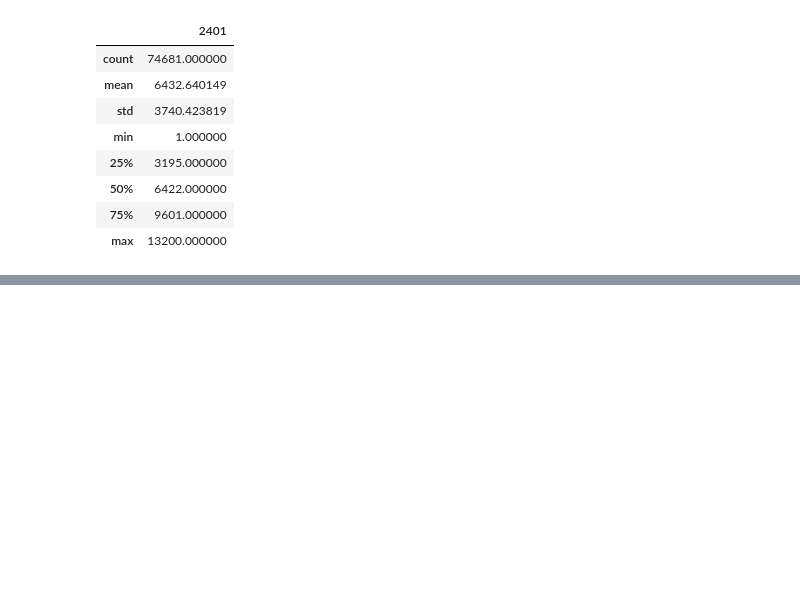
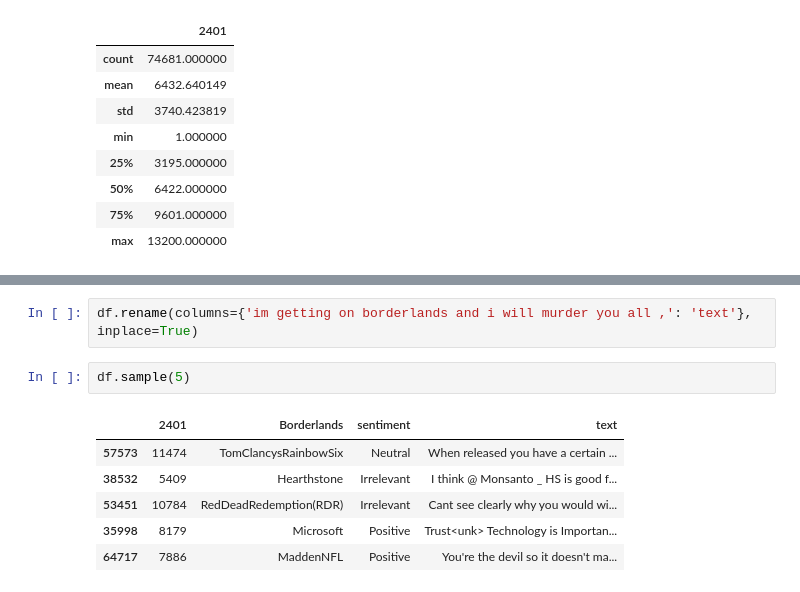
Before and after one commit to touhid0503/job3_practise, a Jupyter notebook: job3.ipynb, the cells around one changed output, grey strips where cells are left out. Saved outputs shown, nothing was run; the diff lists cells and outputs as text; blank space fills up the shorter version.

```diff
--- a/job3.ipynb
+++ b/job3.ipynb
@@ -82,0 +101,11 @@ df.describe()
+# %%
+df.rename(columns={'im getting on borderlands and i will murder you all ,': 'text'}, inplace=True)
+# %%
+df.sample(5)
+# %% [output]
+|  | 2401 | Borderlands | sentiment | text |
+| 57573 | 11474 | TomClancysRainbowSix | Neutral | When released you have a certain ... |
+| 38532 | 5409 | Hearthstone | Irrelevant | I think @ Monsanto _ HS is good f... |
+| 53451 | 10784 | RedDeadRedemption(RDR) | Irrelevant | Cant see clearly why you would wi... |
+| 35998 | 8179 | Microsoft | Positive | Trust<unk> Technology is Importan... |
+| 64717 | 7886 | MaddenNFL | Positive | You're the devil so it doesn't ma... |
```
Also changed, not shown: parts of 2 cells of this notebook.
